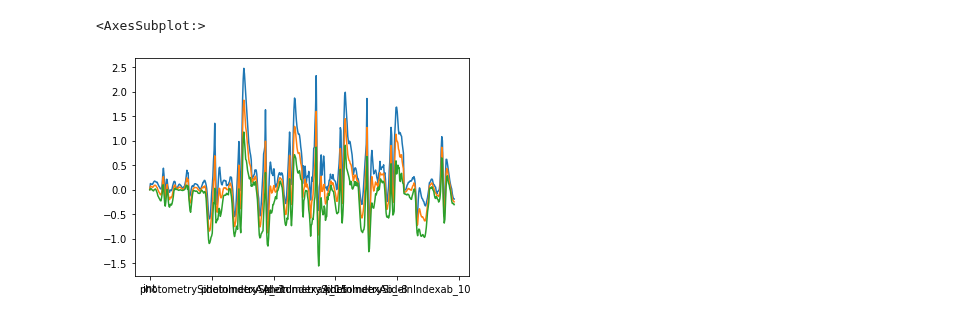
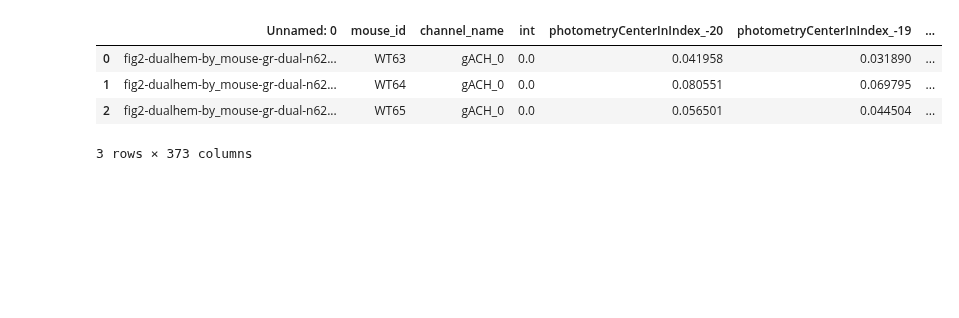
Before and after one commit to kimerein/sabatinilab-glm, a Jupyter notebook: sglm/notebooks/scratch_pad/03-create-coeff-ci-by-mouse.ipynb, the cells around one changed output. Saved outputs shown, nothing was run; the diff lists cells and outputs as text; code cells hidden in the pictures; blank space fills up the shorter version.

Commit message:
Updates to GLM model for words/non-words analyses

```diff
--- a/sglm/notebooks/scratch_pad/03-create-coeff-ci-by-mouse.ipynb
+++ b/sglm/notebooks/scratch_pad/03-create-coeff-ci-by-mouse.ipynb
@@ -15,7 +15,18 @@ from sglm.models import train_model
 from sglm.models import eval
 from sglm import features
 
-fg2 = pd.read_csv('/Users/josh/Documents/Harvard/GLM/sabatinilab-glm/sglm/reports/coeffs/best_combined_coeffs/fig2-by_mouse-words-recons.csv')
-fg2b = fg2.sort_values(['channel_name', 'Unnamed: 0']).groupby('channel_name').agg([np.mean, np.std, np.size]).stack(1).T
+# fg2 = pd.read_csv('/Users/josh/Documents/Harvard/GLM/sabatinilab-glm/sglm/reports/coeffs/best_combined_coeffs/fig2-all-trial_all_bymouse.csv')
+# fg2 = pd.read_csv('/Users/josh/Documents/Harvard/GLM/sabatinilab-glm/sglm/reports/coeffs/best_combined_coeffs/fig2-all-trial_abm_slOff.csv')
+# fg2 = pd.read_csv('/Users/josh/Documents/Harvard/GLM/sabatinilab-glm/sglm/reports/coeffs/best_combined_coeffs/fig2-all-bidir_pred_words.csv')
+# fg2 = pd.read_csv('/Users/josh/Documents/Harvard/GLM/sabatinilab-glm/sglm/reports/coeffs/best_combined_coeffs/fig2-all-bidir_pred_words.csv')
+# fg2 = pd.read_csv('/Users/josh/Documents/Harvard/GLM/sabatinilab-glm/sglm/reports/coeffs/best_combined_coeffs/fig3_g2-all-bidir_pred_withwords.csv')
+# fg2 = pd.read_csv('/Users/josh/Documents/Harvard/GLM/sabatinilab-glm/sglm/reports/coeffs/best_combined_coeffs/fig3_g2-all-bidir_pred_bidir.csv')
+# fg2 = pd.read_csv('/Users/josh/Documents/Harvard/GLM/sabatinilab-glm/sglm/reports/coeffs/best_combined_coeffs/fig2-dualhem-all-dh.csv')
+
+# fg2 = pd.read_csv('/Users/josh/Documents/Harvard/GLM/sabatinilab-glm/sglm/reports/coeffs/best_combined_coeffs/fig2-dualhem-all-gr-dual.csv')
+
+fg2 = pd.read_csv('/Users/josh/Documents/Harvard/GLM/sabatinilab-glm/sglm/reports/coeffs/best_combined_coeffs/fig2-dualhem-all-gr-dual-n62.csv')
+
+
 
 # fg2all = pd.read_csv('/Users/josh/Documents/Harvard/GLM/sabatinilab-glm/sglm/reports/coeffs/best_combined_coeffs/fig2-by_mouse-words-recons.csv')
@@ -21,0 +35,8 @@ fg2b = fg2.sort_values(['channel_name', 'Unnamed: 0']).groupby('channel_name').a
+# %%
+fg2[~fg2['mouse_id'].str.contains('_')]
+# %% [output]
+|  | Unnamed: 0 | mouse_id | channel_name | int | photometryCenterInIndex_-20 | photometryCenterInIndex_-19 | ... |
+| 0 | fig2-dualhem-by_mouse-gr-dual-n62... | WT63 | gACH_0 | 0.0 | 0.041958 | 0.031890 | ... |
+| 1 | fig2-dualhem-by_mouse-gr-dual-n62... | WT64 | gACH_0 | 0.0 | 0.080551 | 0.069795 | ... |
+| 2 | fig2-dualhem-by_mouse-gr-dual-n62... | WT65 | gACH_0 | 0.0 | 0.056501 | 0.044504 | ... |
+3 rows × 373 columns
@@ -28,11 +63,8 @@ fg2b[('rDA','ci_l')] = fg2b['rDA']['mean'] - 2*fg2b['rDA']['std']/np.sqrt(fg2b['
 # %%
-import matplotlib.pyplot as plt
-# %matlplotlib notebook
+# import matplotlib.pyplot as plt
+# # %matlplotlib notebook
 
-plt.figure()
-fg2b['gACH']['ci_u'].plot()
-fg2b['gACH']['mean'].plot()
-fg2b['gACH']['ci_l'].plot()
+# plt.figure()
+# fg2b['gACH']['ci_u'].plot()
+# fg2b['gACH']['mean'].plot()
+# fg2b['gACH']['ci_l'].plot()
-# %% [output]
-<AxesSubplot:>
-[figure, removed]
```
Also changed, not shown: parts of 12 cells of this notebook, 1 other file.
